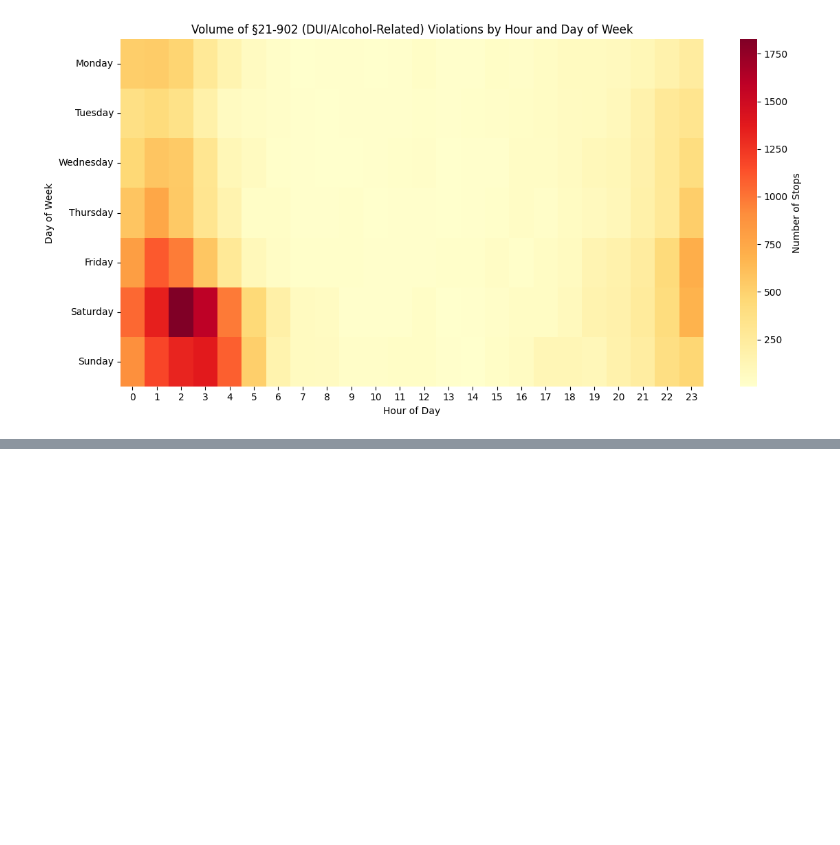
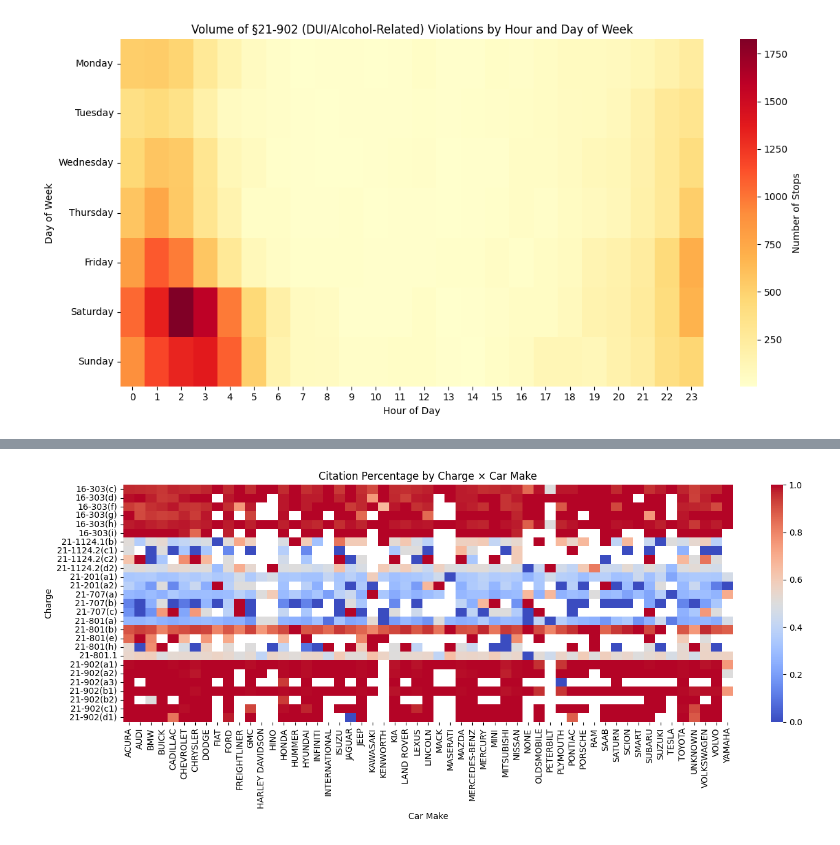
Before and after one commit to jeremiahliao/traffic-citation-predictor, a Jupyter notebook: kevin_scratchwork.ipynb, the cells around one changed output, grey strips where cells are left out. Saved outputs shown, nothing was run; the diff lists cells and outputs as text; code cells hidden in the pictures; blank space fills up the shorter version.

```diff
--- a/kevin_scratchwork.ipynb
+++ b/kevin_scratchwork.ipynb
@@ -836,0 +982,22 @@ Could not infer format, so each element will be parsed individually, falling bac
+# %%
+# Filter to major makes again
+df_major = df_sub[df_sub["Cleaned_Make"].isin(major_makes.index)]
+
+make_charge = (
+    df_major.groupby(["Charge","Cleaned_Make"])["Violation Type"]
+    .apply(lambda x: (x == "Citation").mean())
+    .unstack(fill_value=np.nan)
+)
+
+plt.figure(figsize=(14,6))
+sns.heatmap(
+    make_charge, cmap="coolwarm", vmin=0, vmax=1,
+    annot=False
+)
+plt.title("Citation Percentage by Charge × Car Make")
+plt.xlabel("Car Make")
+plt.ylabel("Charge")
+plt.tight_layout()
+plt.show()
+# %% [output]
+[figure, added]
```
Also changed, not shown: parts of 8 cells of this notebook, 2 other files.
